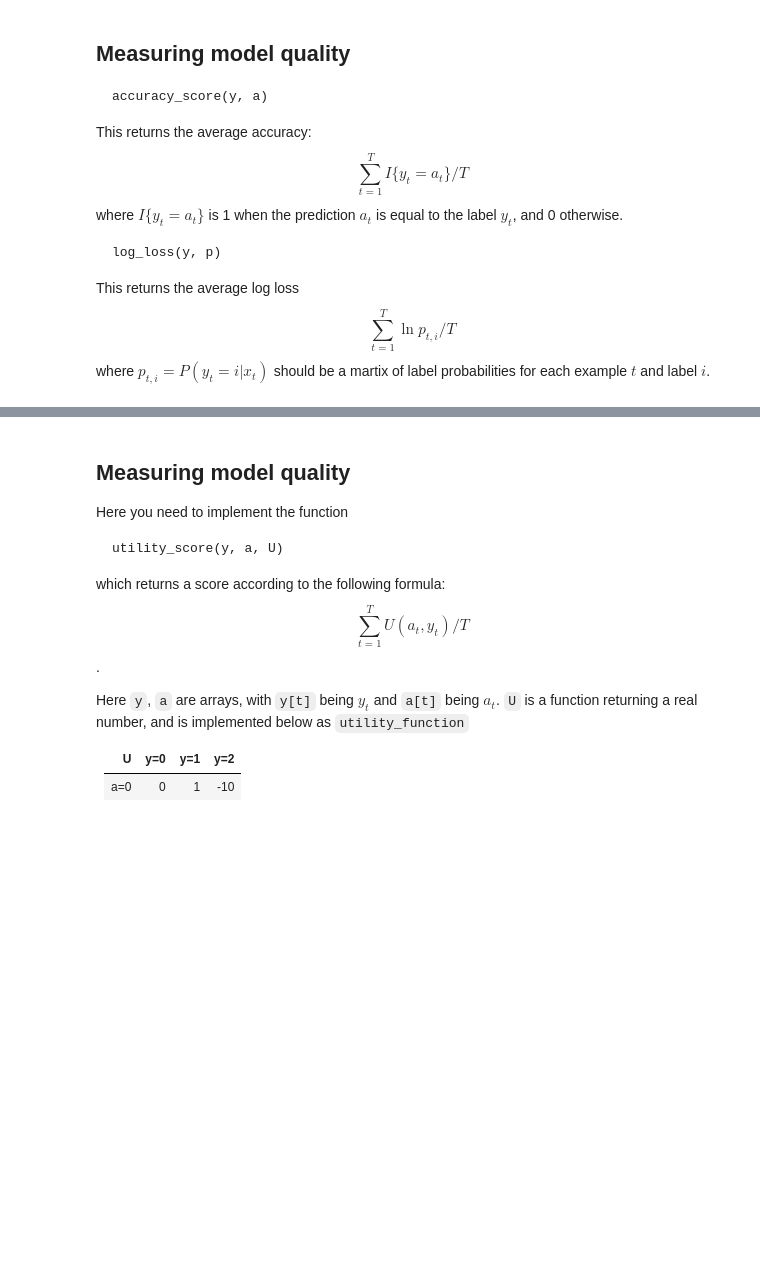
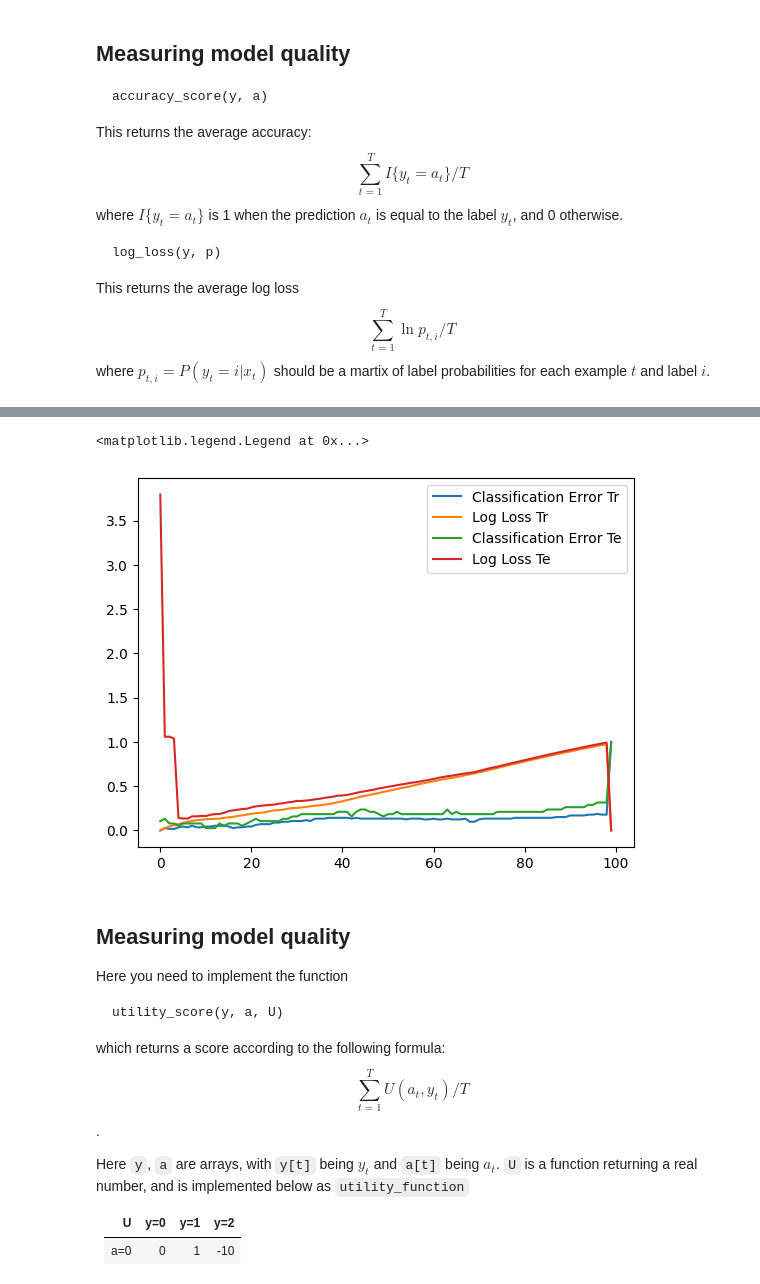
Before and after one commit to olethrosdc/machine-learning-neuch, a Jupyter notebook: BSc/src/KNN/KNN-scikit.ipynb, the cells around one changed output, grey strips where cells are left out. Drawn from its saved outputs; the diff is of its cells as text; code cells hidden in the pictures; blank space fills up the shorter version.

```diff
--- a/BSc/src/KNN/KNN-scikit.ipynb
+++ b/BSc/src/KNN/KNN-scikit.ipynb
@@ -142,3 +167,46 @@ from sklearn.preprocessing import StandardScaler
+# %%
+## Does scaling help?
+## Do we get better performance if we scale the data?
+## Plot the results again for increasing k. Is the optimal k different?
+from sklearn.preprocessing import StandardScaler
+scaler = StandardScaler()
+scaler.fit(X_train) # we can only fit the scaler on the training data
+
+X_train = scaler.transform(X_train) # however, we can apply it on new data
+X_test = scaler.transform(X_test)
+
+acc_train = np.zeros(100)
+loss_train = np.zeros(100)
+acc_test = np.zeros(100)
+loss_test = np.zeros(100)
+
+for n_neighbors in range(1, 100):
+    ## Fit a k-NN classifier on all the data
+    clf = neighbors.KNeighborsClassifier(n_neighbors, weights=weights)
+    clf.fit(X_train, y_train)
+
+    ## Calculate the accuracy score, based on the predicted labels
+    y_predicted = clf.predict(X_train)
+    acc_train[n_neighbors - 1] = accuracy_score(y_train, y_predicted)
+    ## Calculate the log-loss score, based on the label probabilities
+    y_probabilities = clf.predict_proba(X_train)
+    loss_train[n_neighbors - 1] = log_loss(y_train, y_probabilities)
+
+    y_predicted = clf.predict(X_test)
+    acc_test[n_neighbors - 1] = accuracy_score(y_test, y_predicted)
+    ## Calculate the log-loss score, based on the label probabilities
+    y_probabilities = clf.predict_proba(X_test)
+    loss_test[n_neighbors - 1] = log_loss(y_test, y_probabilities)
+
+plt.plot(1 - acc_train)
+plt.plot(loss_train)
+plt.plot(1 - acc_test)
+plt.plot(loss_test)
+
+plt.legend(["Classification Error Tr", "Log Loss Tr", "Classification Error Te", "Log Loss Te"])
+# %% [output]
+<matplotlib.legend.Legend at 0x...>
+[figure, added]
 # %% [markdown]
 ## Measuring model quality
 
```
Also changed, not shown: parts of 8 cells of this notebook.
